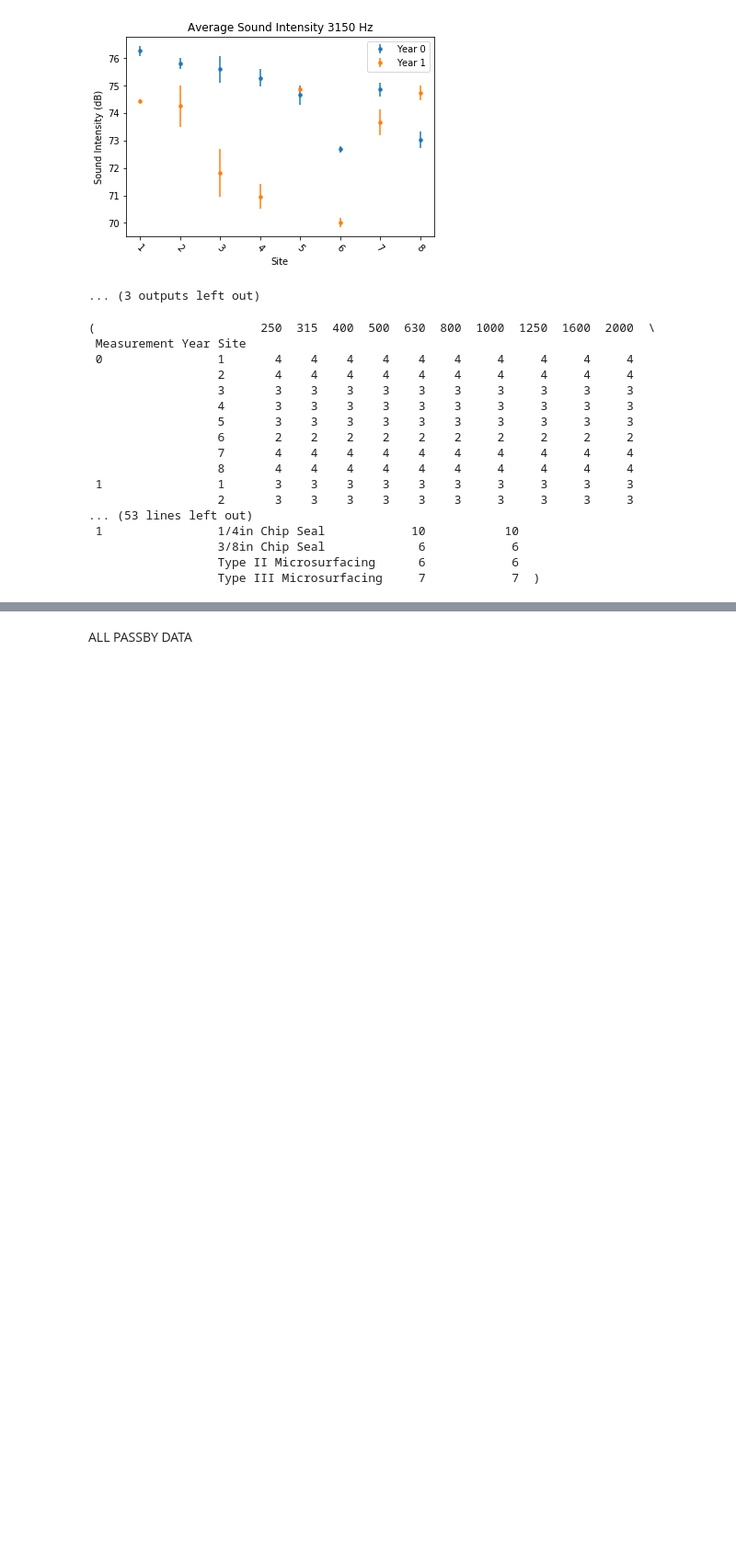
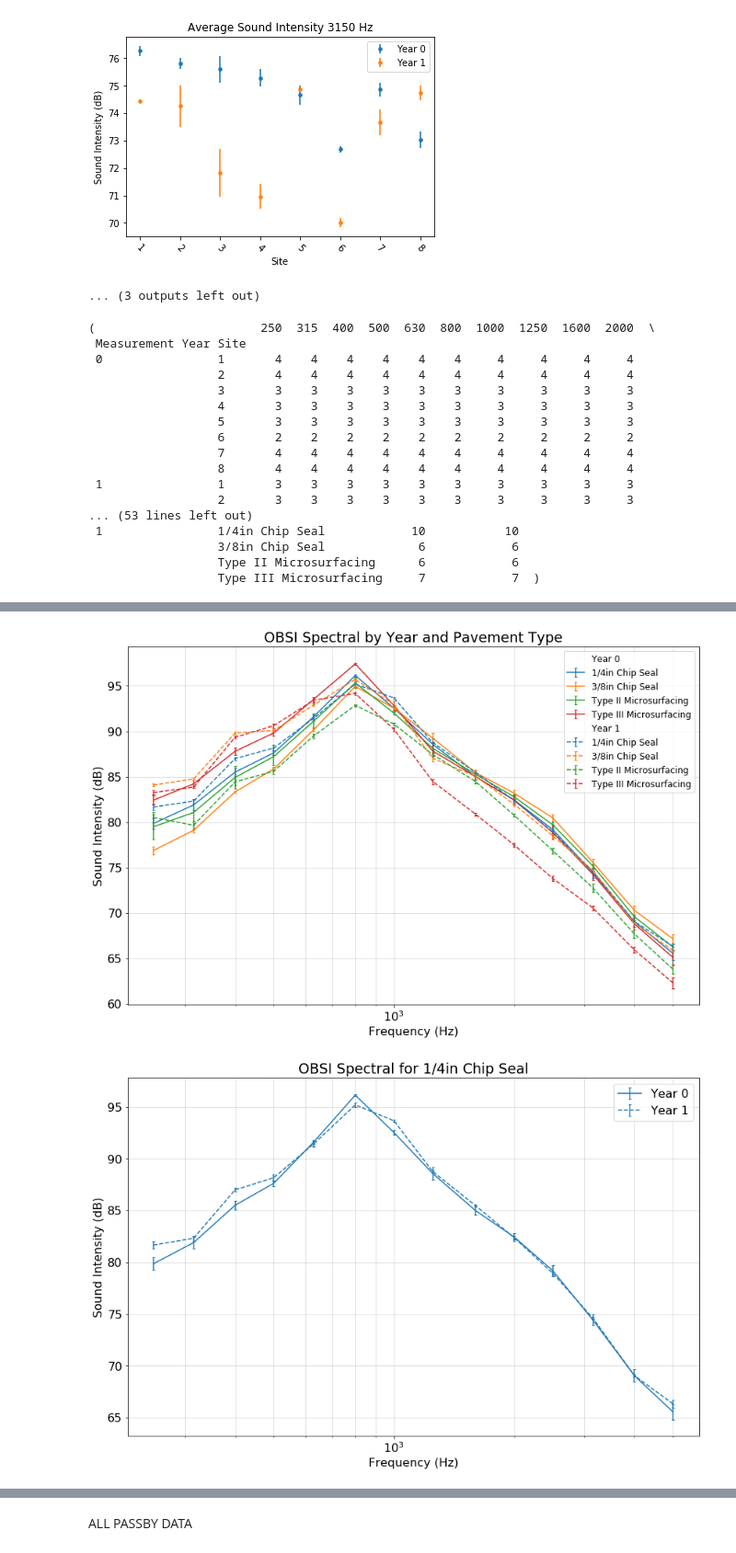
Before and after one commit to VolpeUSDOT/NPS_Quiet_Pavement, a Jupyter notebook: dataprep/Initial EDA Exploratory.ipynb, the cells around one changed output, grey strips where cells are left out. Shown at 92% size. Saved outputs shown, nothing was run; the diff lists cells and outputs as text; code cells hidden in the pictures; blank space fills up the shorter version.

```diff
--- a/dataprep/Initial EDA Exploratory.ipynb
+++ b/dataprep/Initial EDA Exploratory.ipynb
@@ -164,0 +233,45 @@ Pavement Type  3/8in Chip Seal
+# %%
+#Figures for Year and Pavement Type Grouping
+plt.figure(figsize = (14,9))
+plt.rcParams.update({'font.size': 16})
+plt.rc("axes", prop_cycle=(cycler('color',['#1f77b4','#ff7f0e','#2ca02c','#d62728'])))
+for yr in [0,1]:
+    for ptype in OBSIfreq_mean_yr_type.columns.levels[1]:
+        if yr == 0:
+            plt.errorbar(OBSIfreq_mean_yr_type.index, OBSIfreq_mean_yr_type[yr][ptype],OBSIfreq_sem_yr_type[yr][ptype],
+                    capsize = 2)
+        else:
+            plt.errorbar(OBSIfreq_mean_yr_type.index, OBSIfreq_mean_yr_type[yr][ptype],OBSIfreq_sem_yr_type[yr][ptype],
+                    capsize = 2, linestyle = "--")
+
+h, l = plt.gca().get_legend_handles_labels()
+ph = [plt.plot([], marker = "", ls = "")[0]]
+handles = ph + h[0:int(len(h)/2)]+ ph+ h[int(len(h)/2):]
+labels = ["Year 0"]+l[0:int(len(h)/2)]+["Year 1"]+l[int(len(h)/2):]
+plt.grid(which = "both", alpha = 0.5)
+plt.legend(handles, labels,  prop={'size': 12})
+plt.grid(which = "both", alpha = 0.5)
+plt.title("OBSI Spectral by Year and Pavement Type")
+plt.xscale("log")
+plt.ylabel("Sound Intensity (dB)")
+plt.xlabel("Frequency (Hz)")
+
+colors = ['#1f77b4','#ff7f0e','#2ca02c','#d62728']
+for ptype, col in zip(OBSIfreq_mean_yr_type.columns.levels[1], colors):
+    plt.figure(figsize = (14,9))
+    for yr in [0,1]:
+        if yr == 0:
+            plt.errorbar(OBSIfreq_mean_yr_type.index, OBSIfreq_mean_yr_type[yr][ptype],OBSIfreq_sem_yr_type[yr][ptype],
+                    capsize = 2, color = col, label = "Year 0")
+        else:
+            plt.errorbar(OBSIfreq_mean_yr_type.index, OBSIfreq_mean_yr_type[yr][ptype],OBSIfreq_sem_yr_type[yr][ptype],
+                    capsize = 2, linestyle = "--", color = col, label = "Year 1")
+    plt.grid(which = "both", alpha = 0.5)
+    plt.legend()
+    plt.title("OBSI Spectral for " + ptype)
+    plt.xscale("log")
+    plt.ylabel("Sound Intensity (dB)")
+    plt.xlabel("Frequency (Hz)")
+# %% [output]
+[figure, added]
+[figure, added]
```
Also changed, not shown: parts of 12 cells of this notebook.
